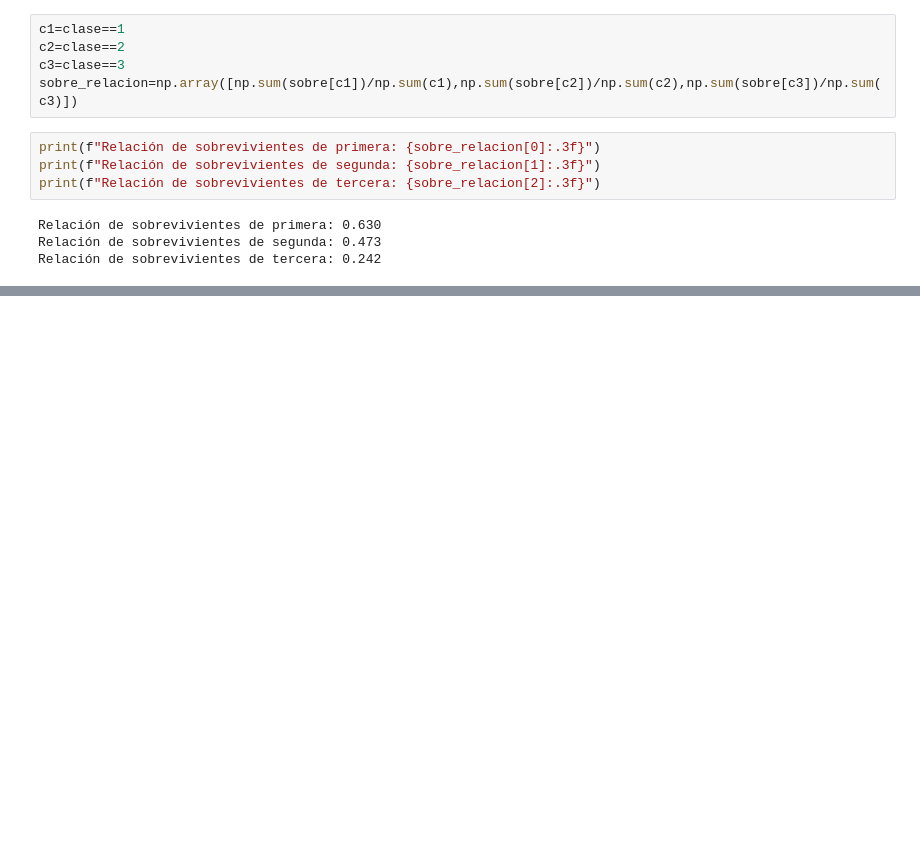
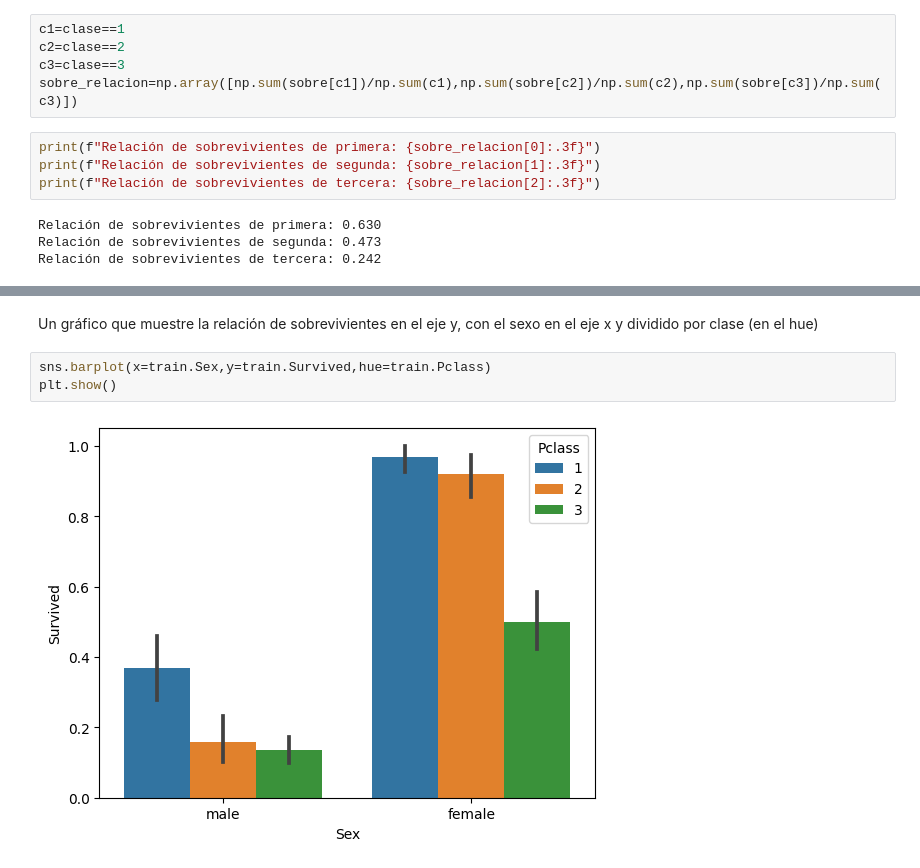
Before and after one commit to nc-arg/kaggle-titanic, a Jupyter notebook: 0_titanic_exploracion.ipynb, the cells around one changed output, grey strips where cells are left out. Cells and saved outputs as stored; diff of their text form; blank space fills up the shorter version.

```diff
--- a/0_titanic_exploracion.ipynb
+++ b/0_titanic_exploracion.ipynb
@@ -208,0 +232,7 @@ Relación de sobrevivientes de tercera: 0.242
+# %% [markdown]
+Un gráfico que muestre la relación de sobrevivientes en el eje y, con el sexo en el eje x y dividido por clase (en el hue)
+# %%
+sns.barplot(x=train.Sex,y=train.Survived,hue=train.Pclass)
+plt.show()
+# %% [output]
+[figure, added]
```
Also changed, not shown: parts of 50 cells of this notebook.
